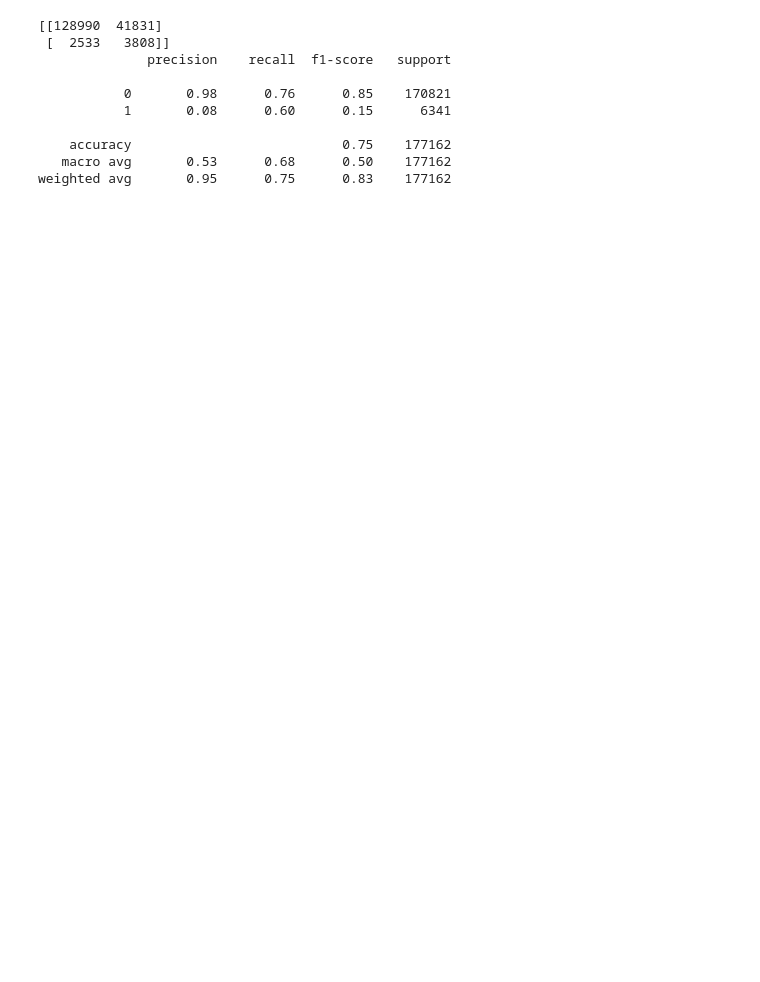
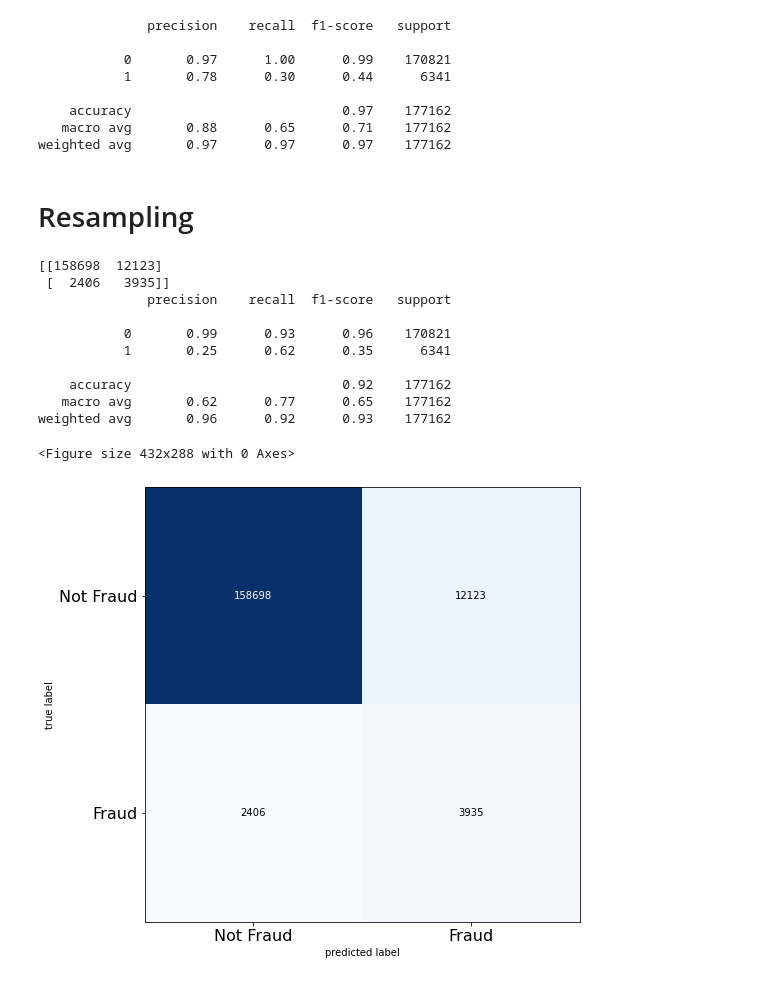
Before and after one commit to yasinkusan/Capstone2, a Jupyter notebook: Modeling.ipynb, the cells around one changed output. Drawn from its saved outputs; the diff is of its cells as text; code cells hidden in the pictures; blank space fills up the shorter version.

```diff
--- a/Modeling.ipynb
+++ b/Modeling.ipynb
@@ -52,18 +51,14 @@ X_train_new, y_train_new = resampling.fit_sample(X_train, y_train)
 # %%
-sm_model = LogisticRegression()
-sm_model.fit(X_train_new, y_train_new)
-y_pred_sm = sm_model.predict(X_test)
-# Compute and print the confusion matrix and classification report
-print(confusion_matrix(y_test, y_pred_sm))
-print(classification_report(y_test, y_pred_sm))
+# Compute and print the classification report
+print(classification_report(y_test, y_pred))
 # %% [output]
-[[128990  41831]
- [  2533   3808]]
               precision    recall  f1-score   support
 
-           0       0.98      0.76      0.85    170821
-           1       0.08      0.60      0.15      6341
+           0       0.97      1.00      0.99    170821
+           1       0.78      0.30      0.44      6341
 
-    accuracy                           0.75    177162
-   macro avg       0.53      0.68      0.50    177162
-weighted avg       0.95      0.75      0.83    177162
+    accuracy                           0.97    177162
+   macro avg       0.88      0.65      0.71    177162
+weighted avg       0.97      0.97      0.97    177162
+# %% [markdown]
+# Resampling
@@ -69,0 +72,28 @@ weighted avg       0.95      0.75      0.83    177162
+# %%
+def resample_model(model):
+    ml_clf=model.fit(X_train_new, y_train_new)
+    y_pred = ml_clf.predict(X_test)
+    # Compute and print the confusion matrix and classification report
+    print(confusion_matrix(y_test, y_pred))
+    print(classification_report(y_test, y_pred))
+    cm  = confusion_matrix(y_test, y_pred)
+    plt.figure()
+    plot_confusion_matrix(cm,figsize=(12,8), hide_ticks=True,cmap=plt.cm.Blues)
+    plt.xticks(range(2), ['Not Fraud', 'Fraud'], fontsize=16)
+    plt.yticks(range(2), ['Not Fraud', 'Fraud'], fontsize=16)
+    plt.show()
+# %%
+resample_model(LogisticRegression())
+# %% [output]
+[[158698  12123]
+ [  2406   3935]]
+              precision    recall  f1-score   support
+
+           0       0.99      0.93      0.96    170821
+           1       0.25      0.62      0.35      6341
+
+    accuracy                           0.92    177162
+   macro avg       0.62      0.77      0.65    177162
+weighted avg       0.96      0.92      0.93    177162
+<Figure size 432x288 with 0 Axes>
+[figure, added]
```
Also changed, not shown: parts of 18 cells of this notebook.
